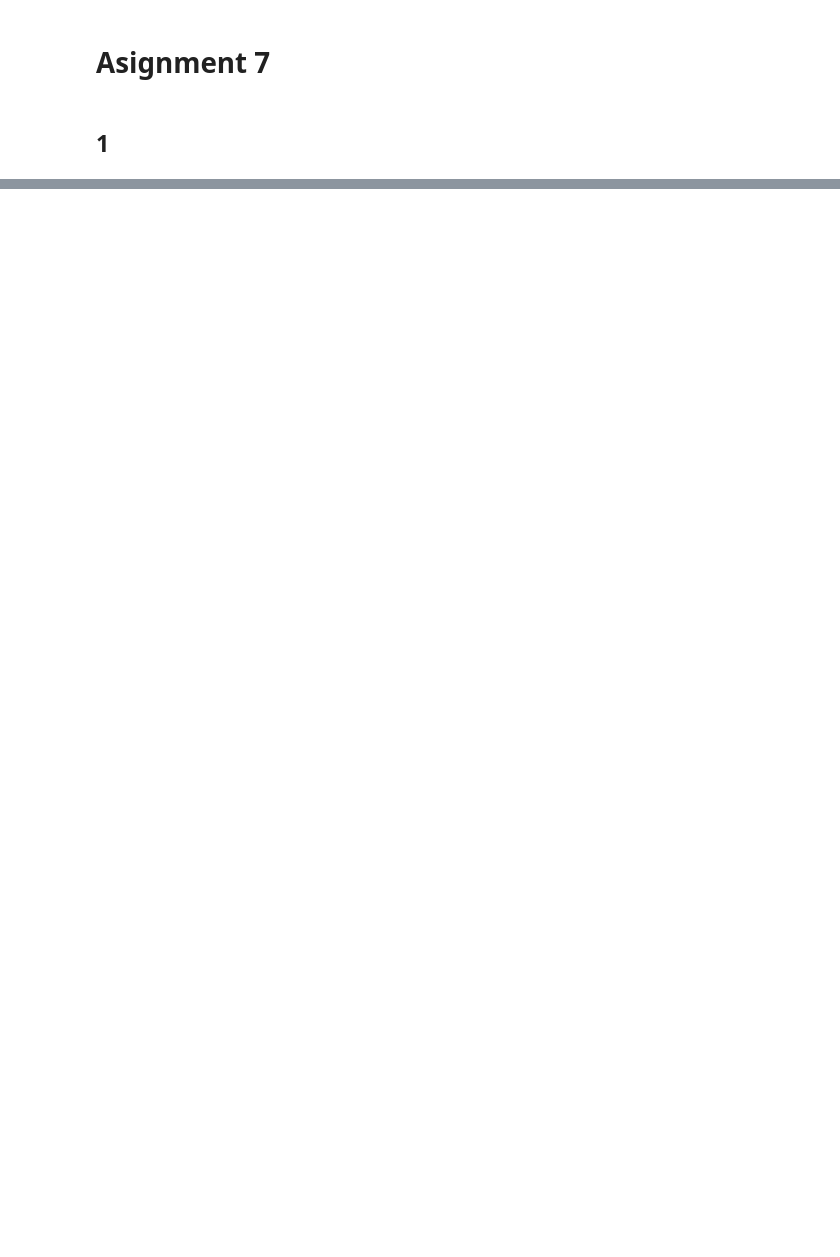
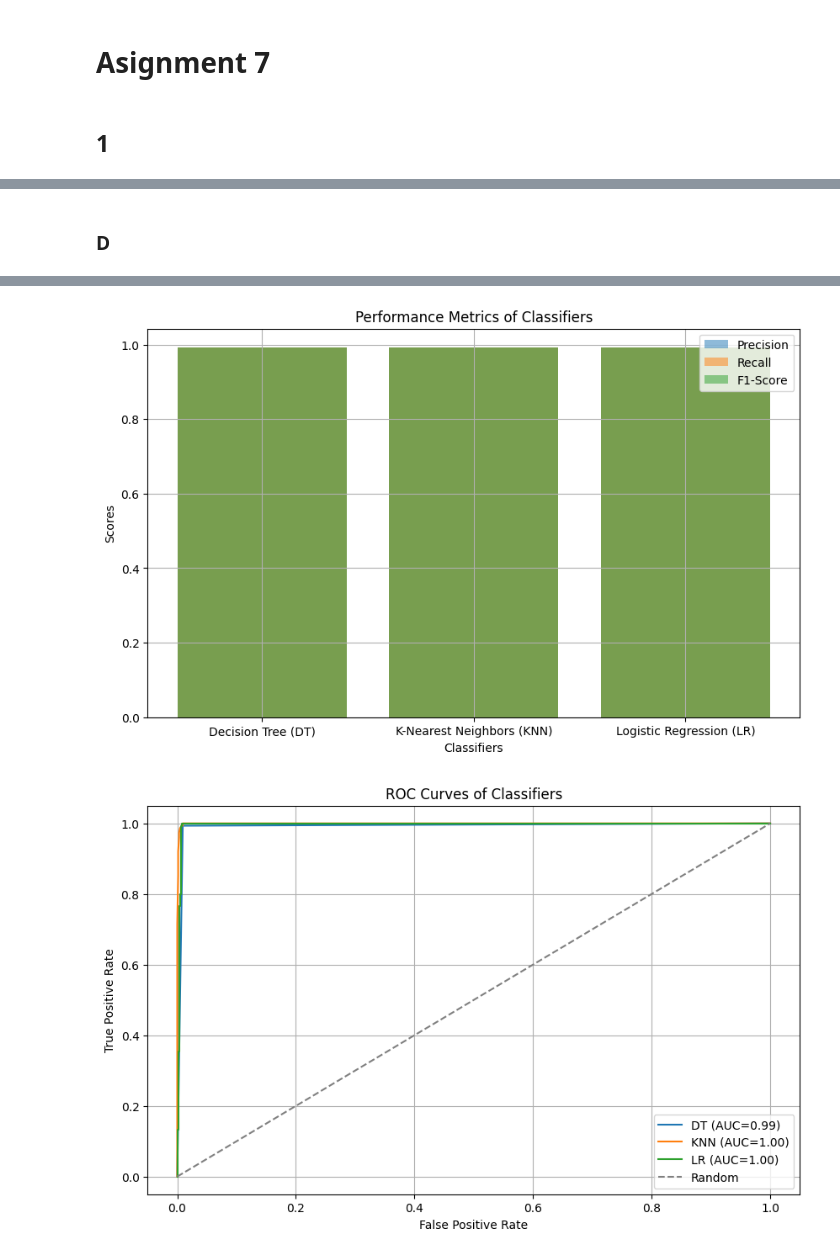
Before and after one commit to callnoah2/Data_Assn7, a Jupyter notebook: Code/Assignment7.ipynb, the cells around one changed output, grey strips where cells are left out. Saved outputs shown, nothing was run; the diff lists cells and outputs as text; code cells hidden in the pictures; blank space fills up the shorter version.

```diff
--- a/Code/Assignment7.ipynb
+++ b/Code/Assignment7.ipynb
@@ -68,0 +103,74 @@ plt.show()
+# %% [markdown]
+### D
+# %%
+import pandas as pd
+import numpy as np
+import matplotlib.pyplot as plt
+from sklearn.metrics import confusion_matrix, classification_report, roc_curve, roc_auc_score
+
+# Load the test data
+test_data = pd.read_csv("../Data/test_office.csv")
+X_test = test_data.drop(['Occupancy', 'date'], axis=1)
+y_test = test_data['Occupancy']
+
+# Use the trained models to predict labels for test samples
+y_pred_dt = dt_model.predict(X_test)
+y_pred_knn = knn_model.predict(X_test)
+y_pred_lr = lr_model.predict(X_test)
+
+# i. Print out the confusion matrices
+confusion_dt = confusion_matrix(y_test, y_pred_dt)
+confusion_knn = confusion_matrix(y_test, y_pred_knn)
+confusion_lr = confusion_matrix(y_test, y_pred_lr)
+
+print("Confusion Matrix for Decision Tree (DT):\n", confusion_dt)
+print("\nConfusion Matrix for K-Nearest Neighbors (KNN):\n", confusion_knn)
+print("\nConfusion Matrix for Logistic Regression (LR):\n", confusion_lr)
+
+# ii. Calculate precision, recall, and F1-score and draw a bar plot
+report_dt = classification_report(y_test, y_pred_dt, output_dict=True)
+report_knn = classification_report(y_test, y_pred_knn, output_dict=True)
+report_lr = classification_report(y_test, y_pred_lr, output_dict=True)
+
+precisions = [report_dt['weighted avg']['precision'], report_knn['weighted avg']['precision'], report_lr['weighted avg']['precision']]
+recalls = [report_dt['weighted avg']['recall'], report_knn['weighted avg']['recall'], report_lr['weighted avg']['recall']]
+f1_scores = [report_dt['weighted avg']['f1-score'], report_knn['weighted avg']['f1-score'], report_lr['weighted avg']['f1-score']]
+
+classifiers = ['Decision Tree (DT)', 'K-Nearest Neighbors (KNN)', 'Logistic Regression (LR)']
+
+plt.figure(figsize=(10, 6))
+plt.bar(classifiers, precisions, alpha=0.5, label='Precision')
+plt.bar(classifiers, recalls, alpha=0.5, label='Recall')
+plt.bar(classifiers, f1_scores, alpha=0.5, label='F1-Score')
+plt.xlabel('Classifiers')
+plt.ylabel('Scores')
+plt.title('Performance Metrics of Classifiers')
+plt.legend()
+plt.grid(True)
+plt.show()
+
+# iii. Draw ROC curves and calculate AUCs
+prob_dt = dt_model.predict_proba(X_test)[:, 1]
+prob_knn = knn_model.predict_proba(X_test)[:, 1]
+prob_lr = lr_model.predict_proba(X_test)[:, 1]
+
+fpr_dt, tpr_dt, _ = roc_curve(y_test, prob_dt)
+fpr_knn, tpr_knn, _ = roc_curve(y_test, prob_knn)
+fpr_lr, tpr_lr, _ = roc_curve(y_test, prob_lr)
+
+auc_dt = roc_auc_score(y_test, prob_dt)
+auc_knn = roc_auc_score(y_test, prob_knn)
+auc_lr = roc_auc_score(y_test, prob_lr)
+
+plt.figure(figsize=(10, 6))
+plt.plot(fpr_dt, tpr_dt, label=f'DT (AUC={auc_dt:.2f})')
+plt.plot(fpr_knn, tpr_knn, label=f'KNN (AUC={auc_knn:.2f})')
+plt.plot(fpr_lr, tpr_lr, label=f'LR (AUC={auc_lr:.2f})')
+plt.plot([0, 1], [0, 1], linestyle='--', color='gray', label='Random')
+plt.xlabel('False Positive Rate')
+plt.ylabel('True Positive Rate')
+plt.title('ROC Curves of Classifiers')
+plt.legend()
+plt.grid(True)
+plt.show()
+# %% [output]
@@ -68,0 +188,2 @@ plt.show()
+[figure, added]
+[figure, added]
```
Also changed, not shown: parts of 6 cells of this notebook.
